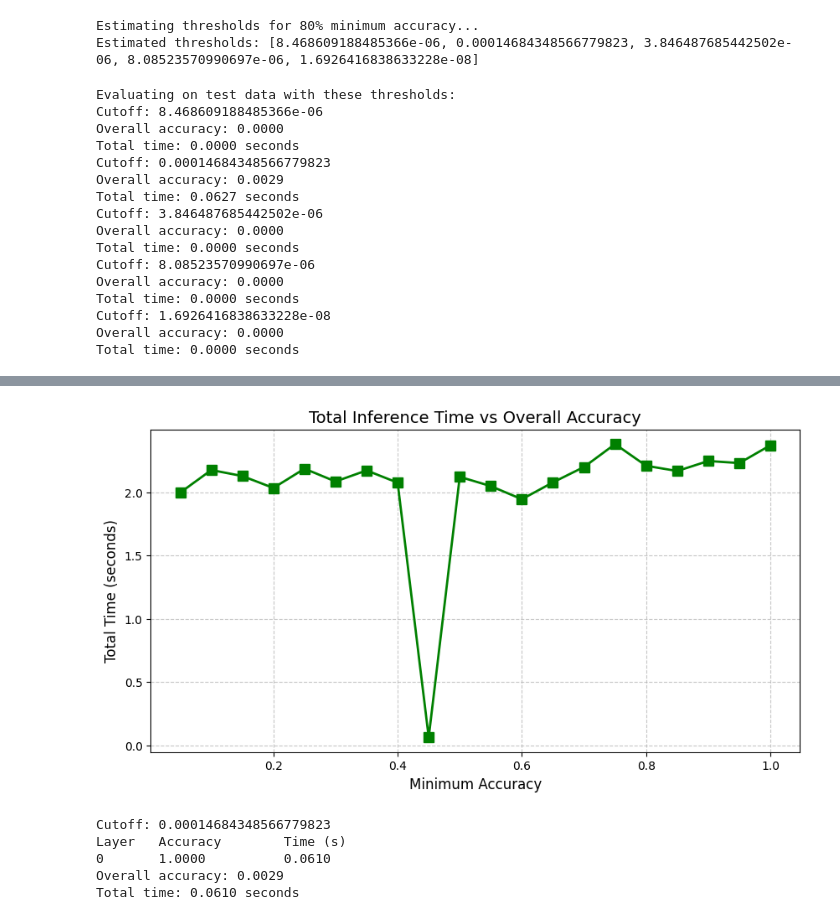
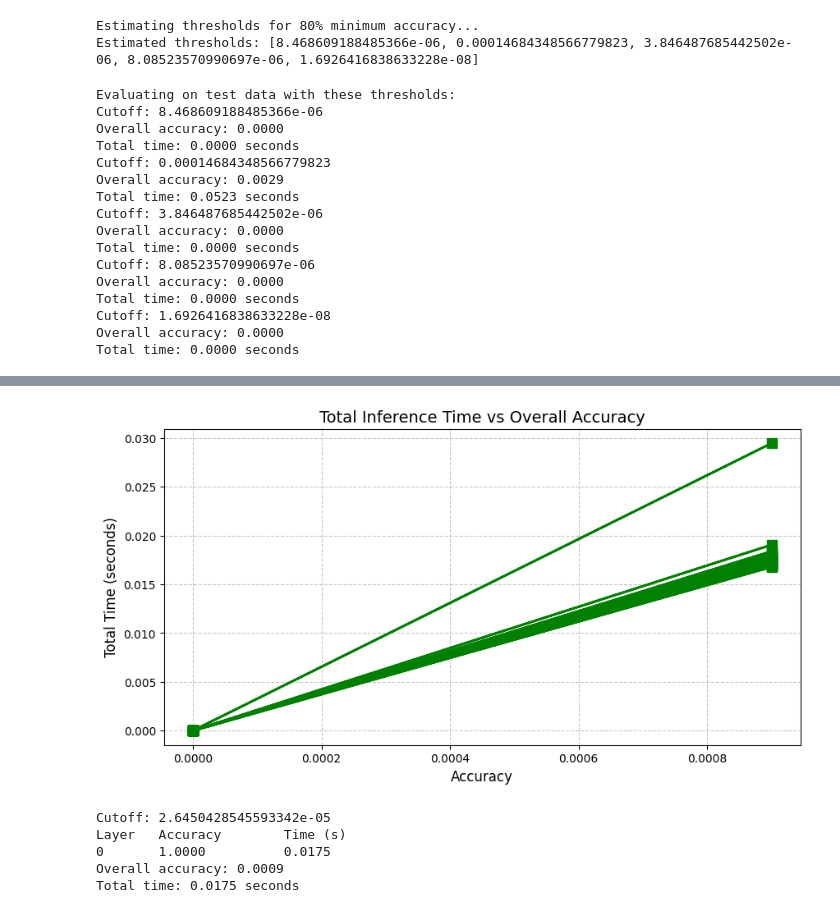
Before and after one commit to Matthew-Lund/ECE-556-Assignments, a Jupyter notebook: Assignment_3/HW3.ipynb, the cells around one changed output, grey strips where cells are left out. Cells and saved outputs as stored; diff of their text form; code cells hidden in the pictures.

```diff
--- a/Assignment_3/HW3.ipynb
+++ b/Assignment_3/HW3.ipynb
@@ -24,8 +24,11 @@ test_dataset = CIFAR10(root="./data", train=False, transform=ToTensor())
 batch_size = 128
 val_size = 5000
 train_size = len(dataset) - val_size
-_, val_ds = random_split(dataset, [train_size, val_size])
+train_ds, val_ds = random_split(dataset, [train_size, val_size])
 val_loader = DataLoader(val_ds, batch_size * 2, num_workers=4)
+
+train_loader = DataLoader(train_ds, batch_size * 2, num_workers=4)
+
 test_loader = DataLoader(test_dataset, batch_size * 2, num_workers=4)
 # %% [output]
 Files already downloaded and verified
@@ -260,7 +263,7 @@ def cutoff_exit_performance_check(cutoff, print_per_layer_performance=False):
 
     return overall_accuracy, total_time
 # %%
-def estimate_thresholds(desired_accuracy):
+def estimate_thresholds(desired_accuracy, loader, ds):
     """
     TODO: On validation data, for each layer, estimate entropy cutoff that
     gives the desired accuracy. Consider the samples exited and skip those
@@ -268,7 +271,7 @@ def estimate_thresholds(desired_accuracy):
     """
     model.eval()
     thresholds = []
-    all_samples_processed = torch.zeros(len(val_ds), dtype=torch.bool).to(device)
+    all_samples_processed = torch.zeros(len(ds), dtype=torch.bool).to(device)
 
     for layer_idx in range(num_layers):
         layer_entropies = []
@@ -276,11 +279,11 @@ def estimate_thresholds(desired_accuracy):
         sample_indices = []
 
         with torch.no_grad():
-            for batch_idx, (data, labels) in enumerate(val_loader):
+            for batch_idx, (data, labels) in enumerate(loader):
                 data, labels = data.to(device), labels.to(device)
                 batch_indices = torch.arange(
-                    batch_idx * val_loader.batch_size,
-                    min((batch_idx+1)*val_loader.batch_size, len(val_ds)),
+                    batch_idx * loader.batch_size,
+                    min((batch_idx+1)*loader.batch_size, len(ds)),
                     device=device
                 )
 
@@ -361,7 +364,7 @@ import numpy as np
 total_times = []
 total_accs = []
 
-cutoffs = np.linspace(0.1, 10, 50)
+cutoffs = np.linspace(0.05, 10, 100)
 
 for cutoff in cutoffs:
     overall_acc, total_time = cutoff_exit_performance_check(cutoff, print_per_layer_performance=False)
@@ -408,7 +411,7 @@ val_loader = DataLoader(val_ds, batch_size*2, num_workers=4)
 # Run threshold estimation
 desired_acc = 0.80  # 80% minimum accuracy target
 print(f"Estimating thresholds for {desired_acc*100:.0f}% minimum accuracy...")
-thresholds = estimate_thresholds(desired_acc)
+thresholds = estimate_thresholds(desired_acc, val_loader, val_ds)
 print(f"Estimated thresholds: {thresholds}")
 # %% [output]
 Estimating thresholds for 80% minimum accuracy...
@@ -427,7 +430,7 @@ Overall accuracy: 0.0000
 Total time: 0.0000 seconds
 Cutoff: 0.00014684348566779823
 Overall accuracy: 0.0029
-Total time: 0.0627 seconds
+Total time: 0.0523 seconds
 Cutoff: 3.846487685442502e-06
 Overall accuracy: 0.0000
 Total time: 0.0000 seconds
@@ -457,26 +460,28 @@ minimum_accs = np.linspace(0.05, 1, 20)
 
 total_times = []
 thresholds = []
+total_accs = []
+
 for acc in minimum_accs:
-    start_time = time()
+    max_acc = 0
+    acc_thresholds = estimate_thresholds(acc, train_loader, train_ds)
 
-    acc_thresholds = estimate_thresholds(acc)
-    thresholds.append(acc_thresholds)
+    for thresh in acc_thresholds:
+        thresh_acc, thresh_time = cutoff_exit_performance_check(thresh, print_per_layer_performance=False)
 
-    end_time = time()
+        total_times.append(thresh_time)
+        total_accs.append(thresh_acc)
+        if thresh_acc == max(total_accs):
+            max_acc = thresh_acc
+            print(f"Max Accuracy: {max_acc}")
+            print(f"Threshold: {thresh}")
 
-    total_time = end_time - start_time
-
-    total_times.append(total_time)
-
-    print(f"Minimum Accuracy: {acc}, Total Time: {total_time:.4f} seconds")
-    print(f"Max Threshold: {max(acc_thresholds)}")
 
 #Plot Total Time vs Overall Accuracy
 plt.figure(figsize=(10, 5))
-plt.plot(minimum_accs, total_times, 'g-s', linewidth=2, markersize=8)
+plt.plot(total_accs, total_times, 'g-s', linewidth=2, markersize=8)
 plt.title("Total Inference Time vs Overall Accuracy", fontsize=14)
-plt.xlabel("Minimum Accuracy", fontsize=12)
+plt.xlabel("Accuracy", fontsize=12)
 plt.ylabel("Total Time (seconds)", fontsize=12)
 plt.grid(True, linestyle='--', alpha=0.7)
 # %% [output]
@@ -500,11 +505,11 @@ Max Threshold: 0.00014684348566779823
-[figure, old version]
+[figure, new version]
 # %%
-best_thresh = 0.00014684348566779823    #Highest threshold Value Found
+best_thresh = 2.6450428545593342e-05    #Highest threshold Value Found
 
 best_thresh_acc, best_thresh_time = cutoff_exit_performance_check(best_thresh, print_per_layer_performance=True)
 # %% [output]
-Cutoff: 0.00014684348566779823
+Cutoff: 2.6450428545593342e-05
 Layer   Accuracy        Time (s)
-0       1.0000          0.0610
-Overall accuracy: 0.0029
-Total time: 0.0610 seconds
+0       1.0000          0.0175
+Overall accuracy: 0.0009
+Total time: 0.0175 seconds
```
Also changed, not shown: parts of 3 cells of this notebook.
